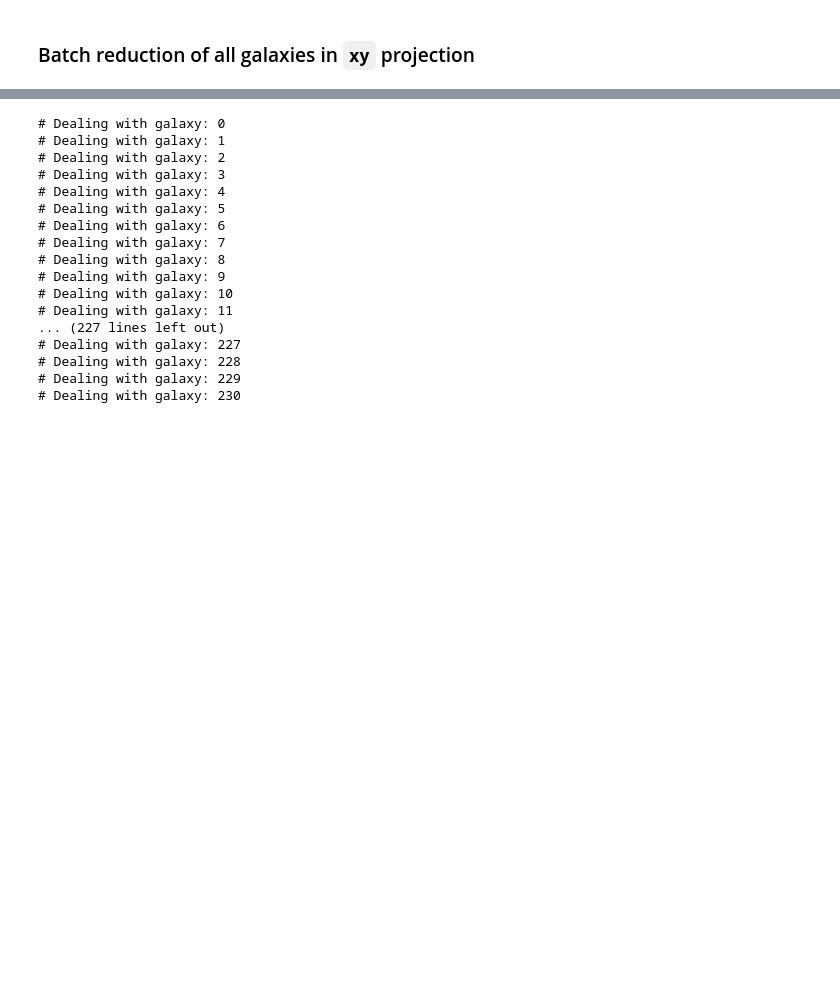
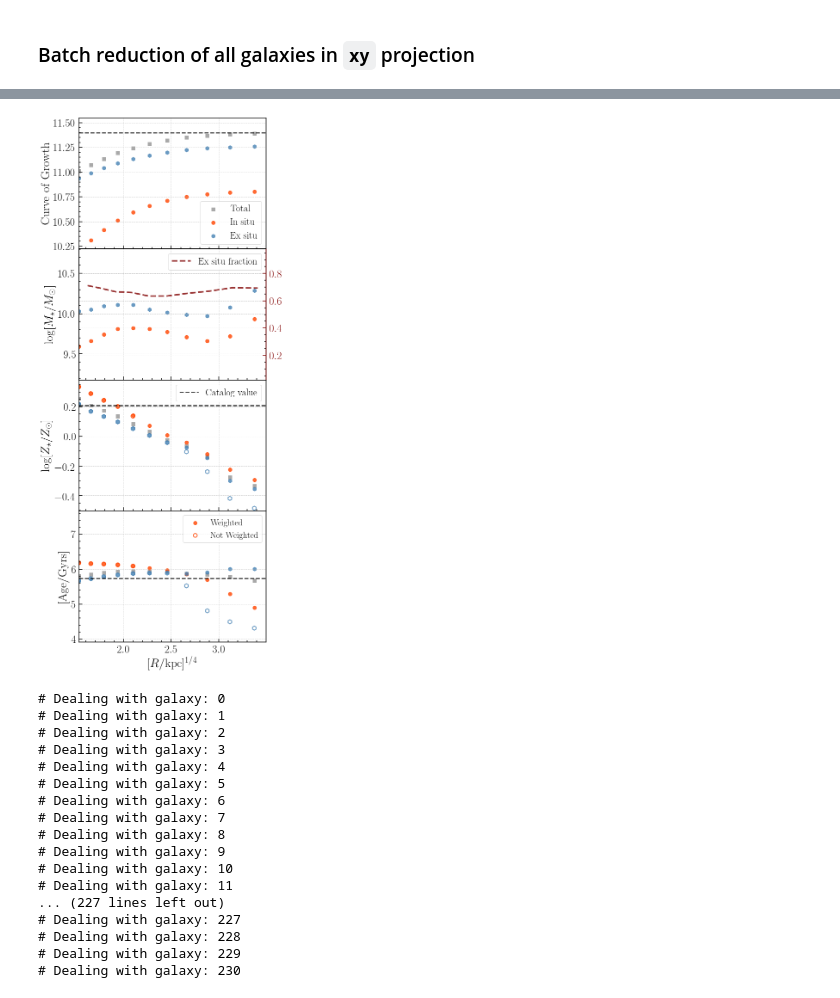
Before and after one commit to dr-guangtou/riker, a Jupyter notebook: demo/tng_hres_xy.ipynb, the cells around one changed output, grey strips where cells are left out. Drawn from its saved outputs; the diff is of its cells as text; code cells hidden in the pictures; blank space fills up the shorter version.

```diff
--- a/demo/tng_hres_xy.ipynb
+++ b/demo/tng_hres_xy.ipynb
@@ -75,3 +81,7 @@ gal.ell_summary()
+# %%
+_ = gal.show_aperer()
+# %% [output]
+[figure, added]
 # %%
 xy_sum = []
 
```
Also changed, not shown: parts of 5 cells of this notebook, 3 other files.
